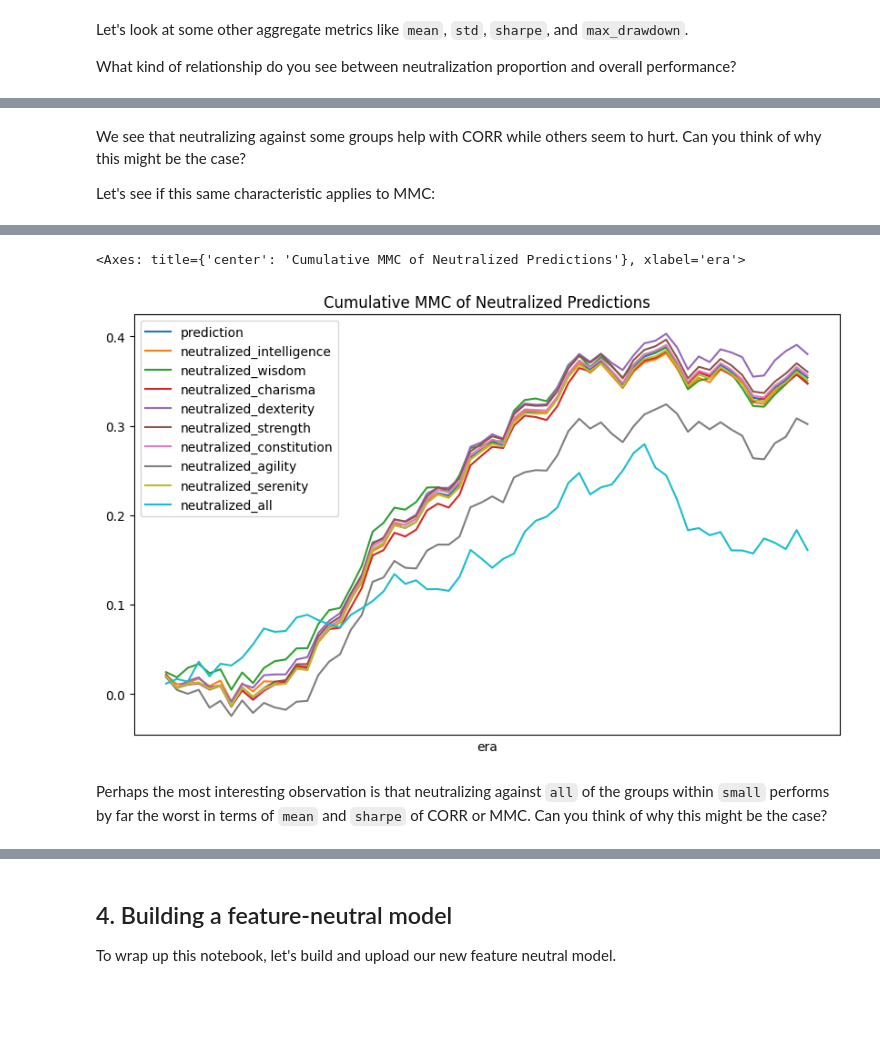
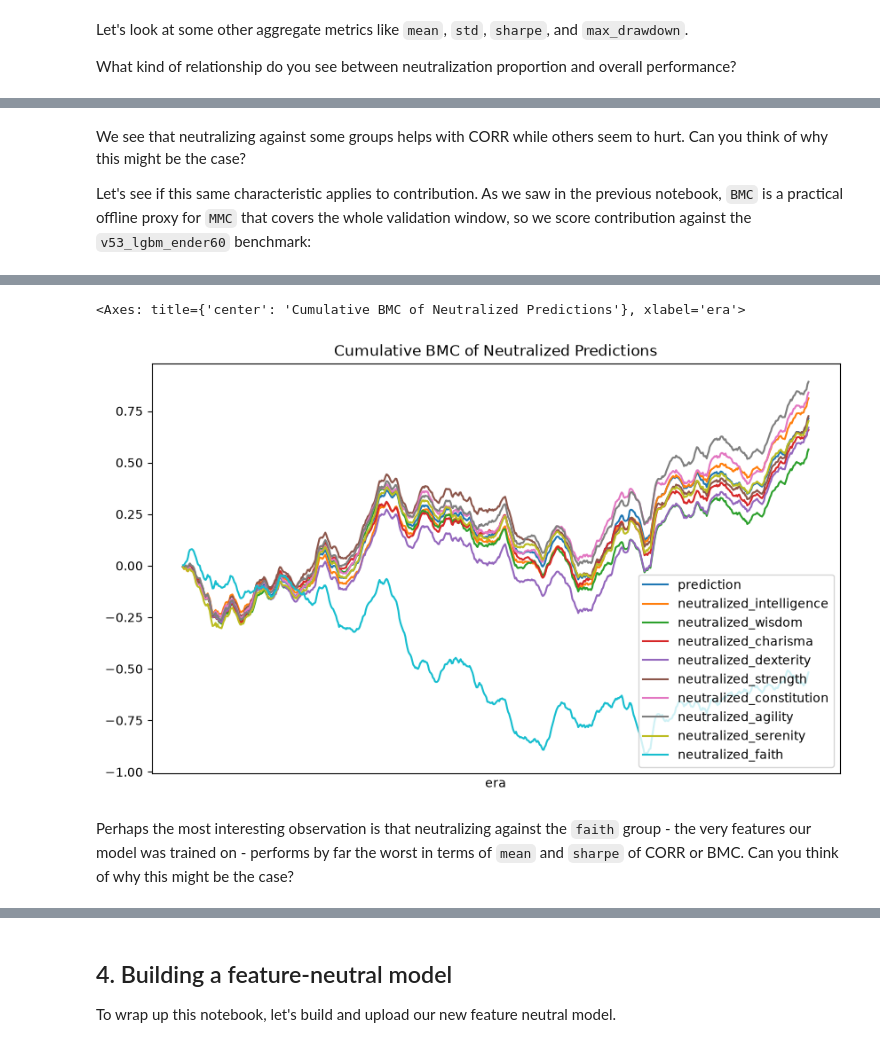
Before and after one commit to numerai/example-scripts, a Jupyter notebook: numerai/feature_neutralization.ipynb, the cells around one changed output, grey strips where cells are left out. Cells and saved outputs as stored; diff of their text form; code cells hidden in the pictures; blank space fills up the shorter version.

```diff
--- a/numerai/feature_neutralization.ipynb
+++ b/numerai/feature_neutralization.ipynb
@@ -57,6 +72,10 @@ groups = [
   "constitution",
   "agility",
   "serenity",
+  "sunshine",
+  "rain",
+  "midnight",
+  "faith",
   "all"
 ]
 
@@ -270,7 +316,7 @@ model = lgb.LGBMRegressor(
     n_estimators=2000,
     learning_rate=0.01,
     max_depth=5,
-    num_leaves=2**4-1,
+    num_leaves=2**5-1,
     colsample_bytree=0.1
 )
 # We've found the following "deep" parameters perform much better, but they require much more CPU and RAM
@@ -279,11 +325,13 @@ model = lgb.LGBMRegressor(
 #     learning_rate=0.001,
 #     max_depth=10,
 #     num_leaves=2**10,
-#     colsample_bytree=0.1
+#     colsample_bytree=0.1,
 #     min_data_in_leaf=10000,
 # )
+
+# This will take a few minutes 🍵
 model.fit(
-    train[small_features],
+    train[faith_features],
     train["target"]
 )
 # %% [output]
@@ -544,27 +654,30 @@ group_neutral_cumsum.plot(
 # %% [markdown]
-We see that neutralizing against some groups help with CORR while others seem to hurt. Can you think of why this might be the case?
+We see that neutralizing against some groups helps with CORR while others seem to hurt. Can you think of why this might be the case?
 
-Let's see if this same characteristic applies to MMC:
+Let's see if this same characteristic applies to contribution. As we saw in the previous notebook, `BMC` is a practical offline proxy for `MMC` that covers the whole validation window, so we score contribution against the `v53_lgbm_ender60` benchmark:
 # %%
 from numerai_tools.scoring import correlation_contribution
 
-# Download and join in the meta_model for the validation eras
-napi.download_dataset(f"v4.3/meta_model.parquet", round_num=842)
-validation["meta_model"] = pd.read_parquet(
-    f"v4.3/meta_model.parquet"
-)["numerai_meta_model"]
+# Download and join the benchmark model used by Diagnostics (see the previous notebook)
+napi.download_dataset(f"{DATA_VERSION}/validation_benchmark_models.parquet")
+validation["benchmark_model"] = pd.read_parquet(
+    f"{DATA_VERSION}/validation_benchmark_models.parquet",
+    columns=["v53_lgbm_ender60"]
+)["v53_lgbm_ender60"]
 
-# Compute the per-era mmc between our predictions, the meta model, and the target values
-per_era_mmc = validation.dropna().groupby("era").apply(
+# Compute the per-era BMC of each set of predictions
+per_era_bmc = validation.dropna(
+    subset=["target", "benchmark_model"]
+).groupby("era")[group_neutral_cols + ["benchmark_model", "target"]].apply(
     lambda x: correlation_contribution(
-        x[group_neutral_cols], x["meta_model"], x["target"]
+        x[group_neutral_cols], x["benchmark_model"], x["target"]
     )
 )
 
-cumsum_mmc = per_era_mmc.cumsum()
+cumsum_bmc = per_era_bmc.cumsum()
 
-cumsum_mmc.plot(
-  title="Cumulative MMC of Neutralized Predictions",
+cumsum_bmc.plot(
+  title="Cumulative BMC of Neutralized Predictions",
   figsize=(10, 6),
   xticks=[]
 )
@@ -574,7 +687,7 @@ cumsum_mmc.plot(
-<Axes: title={'center': 'Cumulative MMC of Neutralized Predictions'}, xlabel='era'>
+<Axes: title={'center': 'Cumulative BMC of Neutralized Predictions'}, xlabel='era'>
-[figure, old version]
+[figure, new version]
 # %% [markdown]
-Perhaps the most interesting observation is that neutralizing against `all` of the groups within `small` performs by far the worst in terms of `mean` and `sharpe` of CORR or MMC. Can you think of why this might be the case?
+Perhaps the most interesting observation is that neutralizing against the `faith` group - the very features our model was trained on - performs by far the worst in terms of `mean` and `sharpe` of CORR or BMC. Can you think of why this might be the case?
 # %%
 group_neutral_summary_metrics = {}
 for col in group_neutral_cols:
```
Also changed, not shown: parts of 41 cells of this notebook, 2 other files.
